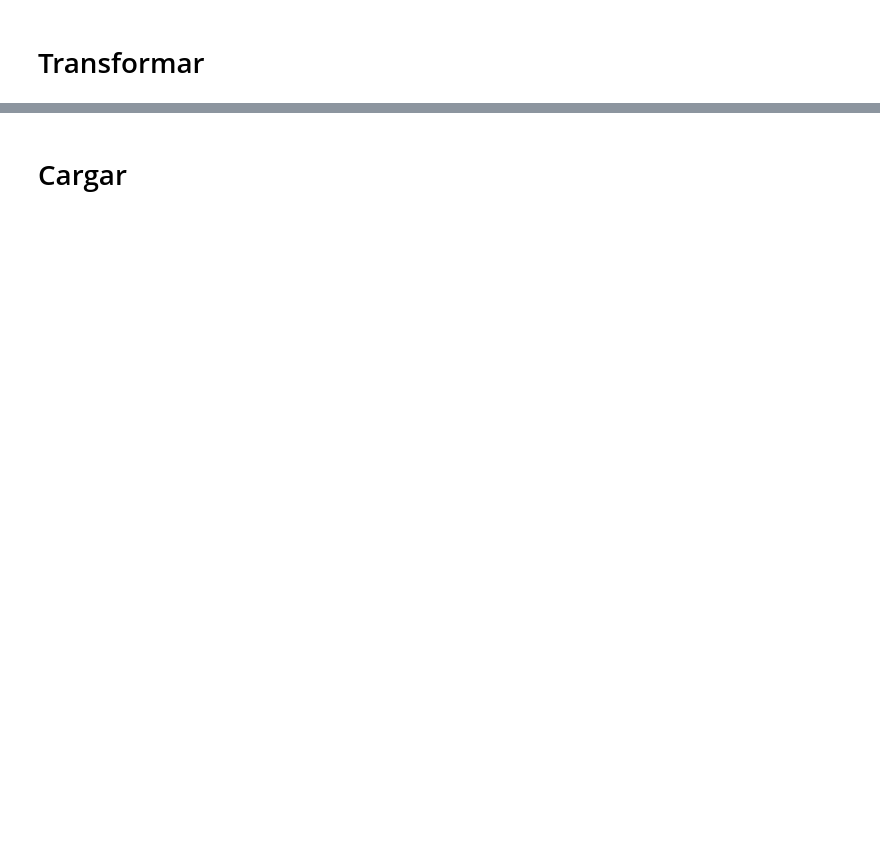
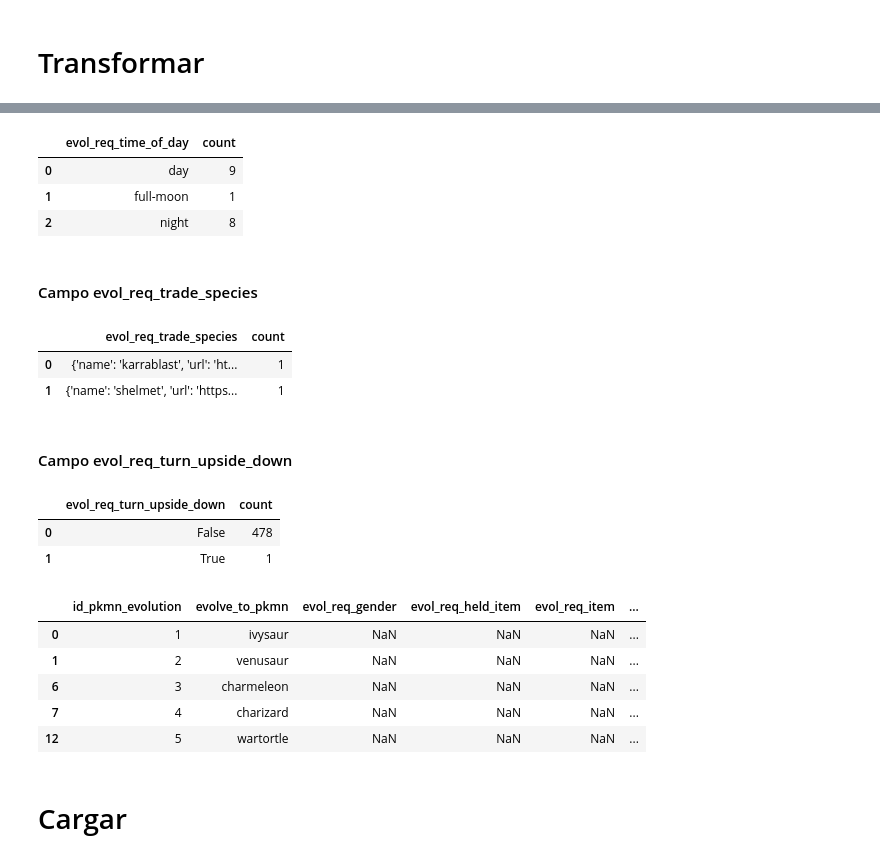
Before and after one commit to dolivera95/api_pokemon_analysis, a Jupyter notebook: analysis_pokemon.ipynb, the cells around one changed output, grey strips where cells are left out. Cells and saved outputs as stored; diff of their text form; code cells hidden in the pictures; blank space fills up the shorter version.

```diff
--- a/analysis_pokemon.ipynb
+++ b/analysis_pokemon.ipynb
@@ -284,3 +524,35 @@ df_pkmn_pokedex_description_extraer = df_pkmn_pokedex_description_extraer[['id_p
+# %%
+df_pkmn_evolution_transformar.groupby('evol_req_time_of_day').size().reset_index(name='count')
+# %% [output]
+|  | evol_req_time_of_day | count |
+| 0 | day | 9 |
+| 1 | full-moon | 1 |
+| 2 | night | 8 |
+# %% [markdown]
+#### Campo evol_req_trade_species
+# %%
+df_pkmn_evolution_transformar.groupby('evol_req_trade_species').size().reset_index(name='count')
+# %% [output]
+|  | evol_req_trade_species | count |
+| 0 | {'name': 'karrablast', 'url': 'ht... | 1 |
+| 1 | {'name': 'shelmet', 'url': 'https... | 1 |
+# %% [markdown]
+#### Campo evol_req_turn_upside_down
+# %%
+df_pkmn_evolution_transformar.groupby('evol_req_turn_upside_down').size().reset_index(name='count')
+# %% [output]
+|  | evol_req_turn_upside_down | count |
+| 0 | False | 478 |
+| 1 | True | 1 |
+# %%
+df_pkmn_evolution_transformar.head()
+# %% [output]
+|  | id_pkmn_evolution | evolve_to_pkmn | evol_req_gender | evol_req_held_item | evol_req_item | ... |
+| 0 | 1 | ivysaur | NaN | NaN | NaN | ... |
+| 1 | 2 | venusaur | NaN | NaN | NaN | ... |
+| 6 | 3 | charmeleon | NaN | NaN | NaN | ... |
+| 7 | 4 | charizard | NaN | NaN | NaN | ... |
+| 12 | 5 | wartortle | NaN | NaN | NaN | ... |
 # %%
 # Generar una tabla de habilidades únicas
 df_abilities_transformar = df_pkmn_abilities_transformar[['ability_id', 'ability_name', 'ability_description']].drop_duplicates().reset_index(drop=True)
```
Also changed, not shown: parts of 42 cells of this notebook, 7 other files.
